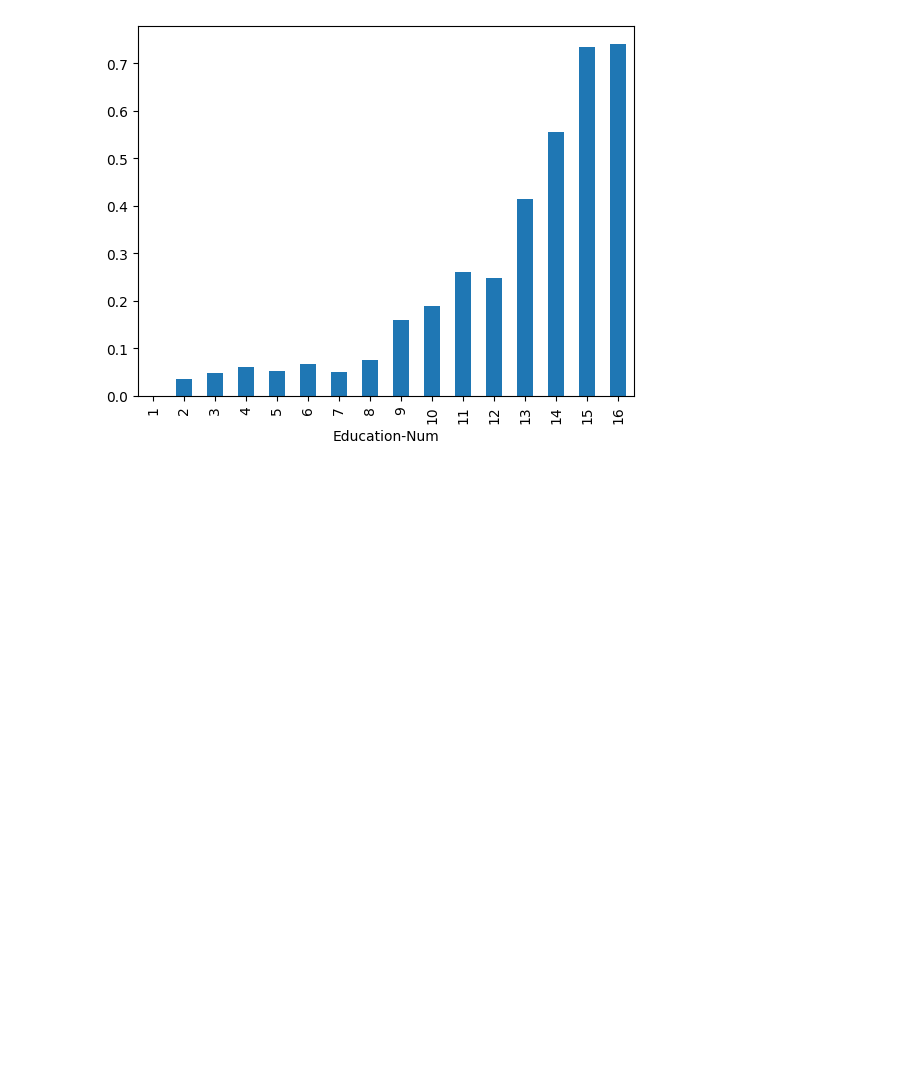
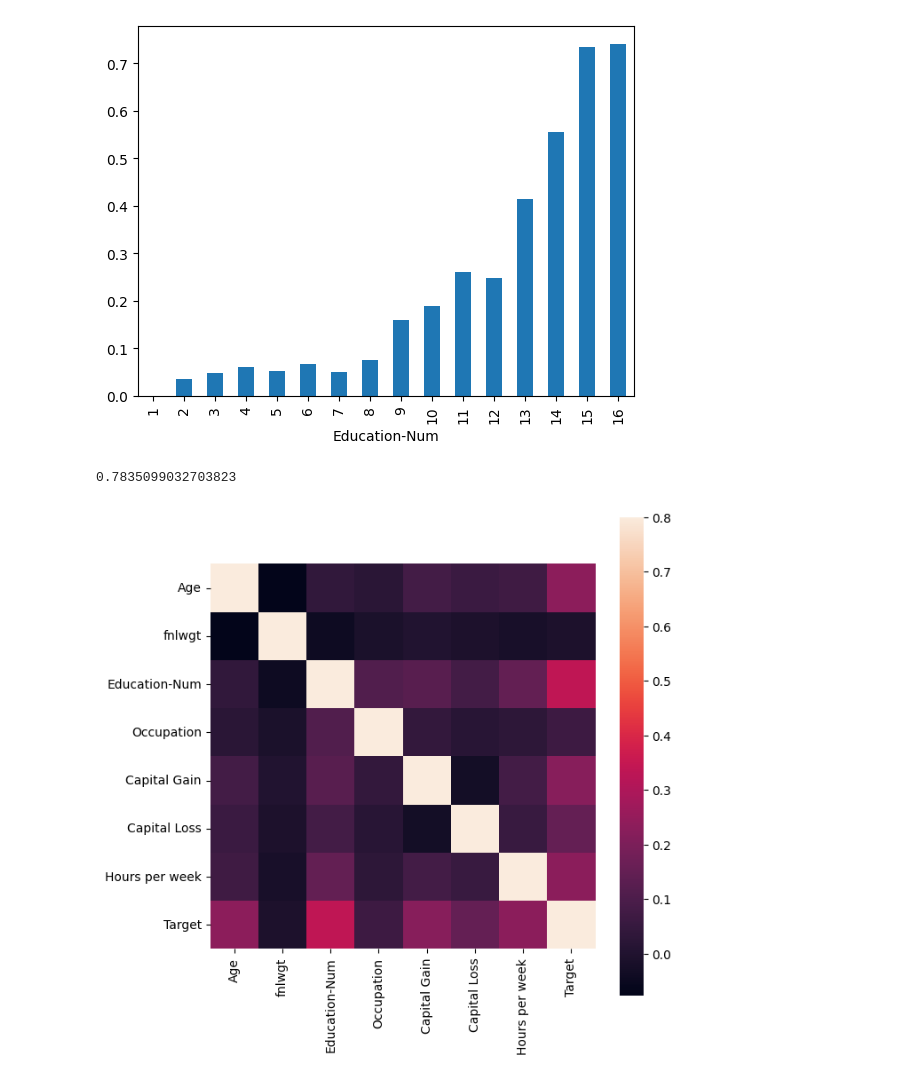
Before and after one commit to gladinv/Machine-learning, a Jupyter notebook: SVM-census.ipynb, the cells around one changed output. Cells and saved outputs as stored; diff of their text form; code cells hidden in the pictures; blank space fills up the shorter version.

```diff
--- a/SVM-census.ipynb
+++ b/SVM-census.ipynb
@@ -78,0 +89,25 @@ plt.show()
+# %%
+from sklearn.svm import SVC
+
+# Declaring the SVC with no tuning
+classifier = SVC()
+
+# Fitting the data. This is where the SVM will learn
+classifier.fit(X_train, y_train)
+
+# Predicting the result and giving the accuracy
+score = classifier.score(x_test, y_test)
+
+print(score)
+# %% [output]
+0.7835099032703823
+# %%
+# Correlation matrix
+import seaborn as sns
+
+corrmat = original_data.corr()
+f, ax = plt.subplots(figsize=(7, 7))
+sns.heatmap(corrmat, vmax=.8, square=True);
+plt.show()
+# %% [output]
+[figure, added]
```
Also changed, not shown: parts of 8 cells of this notebook.
